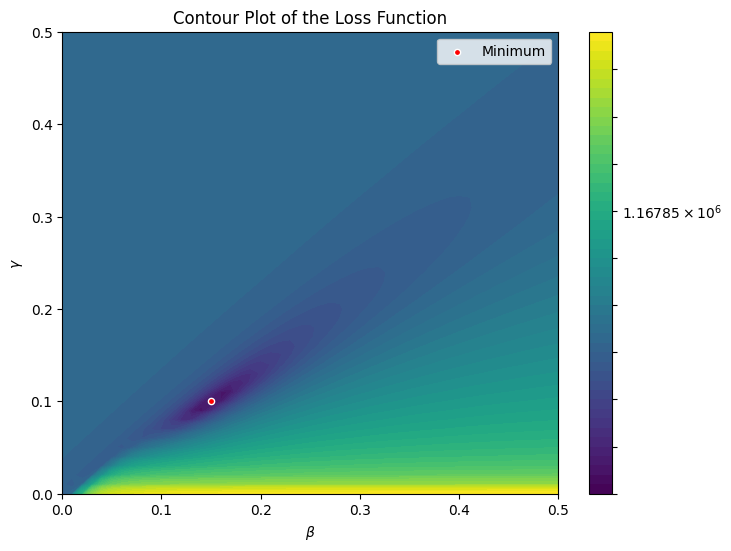
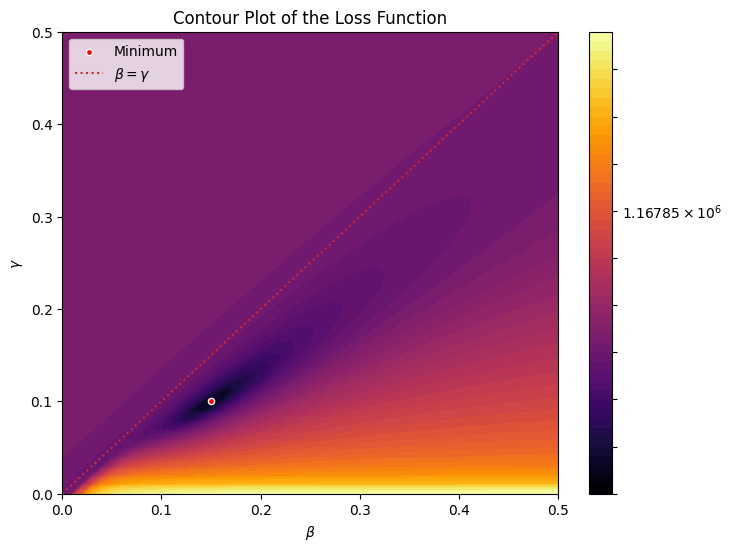
Unified diff of the notebook cell whose output changed from the first chart to the second:
--- before
+++ after
@@ -5,5 +5,5 @@
 plt.contourf(B, G, loss_vals, levels=np.logspace(np.log10(loss_vals.min()), 
                                                np.log10(loss_vals.max()), 50), 
-             norm=LogNorm(), cmap='viridis')
+             norm=LogNorm(), cmap='inferno')
 
 plt.colorbar()
@@ -11,4 +11,5 @@
 
 plt.title("Contour Plot of the Loss Function")
+plt.plot(param_range,param_range,color = 'tab:red',ls = 'dotted',label = "$\\beta = \\gamma$")
 plt.xlabel(r"$\beta$")
 plt.ylabel(r"$\gamma$")

Commit: Day 3 materials